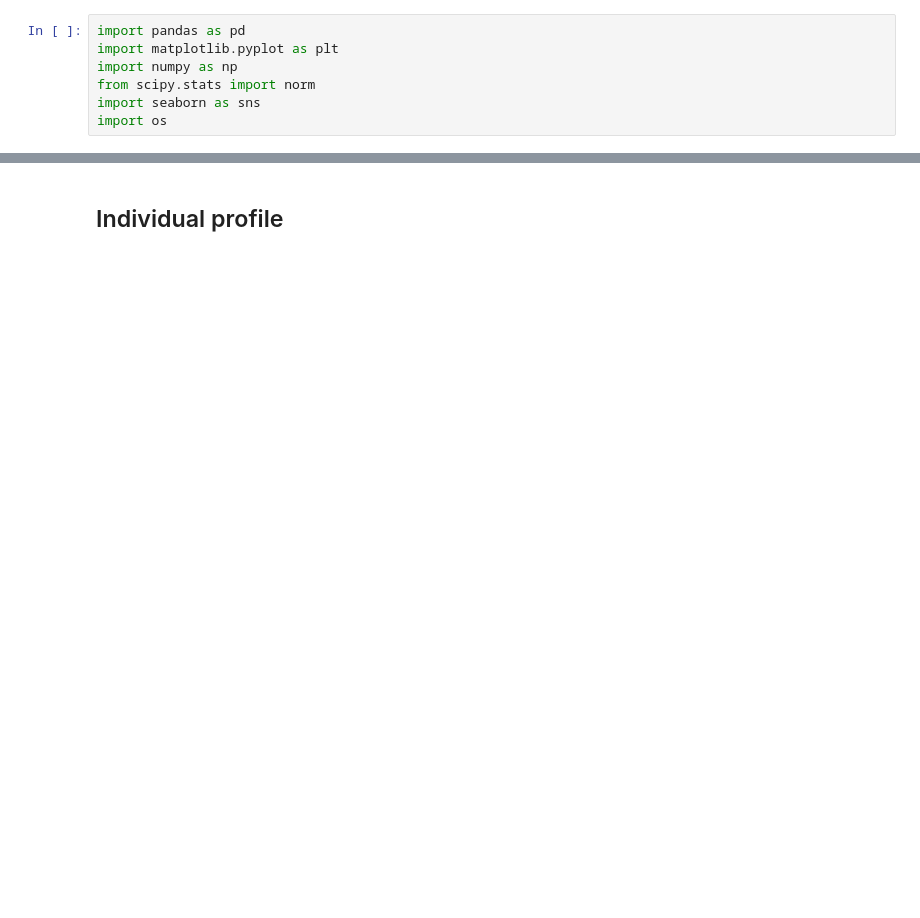
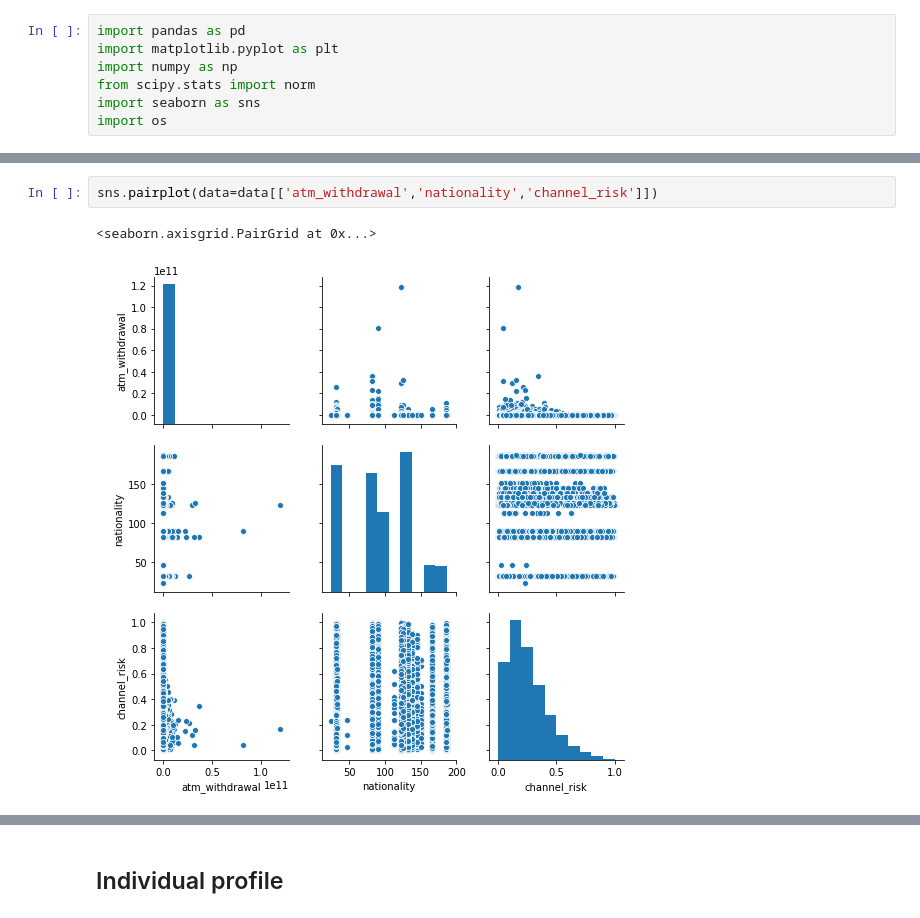
Before and after one commit to Lamiaka/hack-n-lead-2019, a Jupyter notebook: Exploration/Exploration_LK.ipynb, the cells around one changed output, grey strips where cells are left out. Cells and saved outputs as stored; diff of their text form; blank space fills up the shorter version.

```diff
--- a/Exploration/Exploration_LK.ipynb
+++ b/Exploration/Exploration_LK.ipynb
@@ -95,0 +160,5 @@ data.age.hist()
+# %%
+sns.pairplot(data=data[['atm_withdrawal','nationality','channel_risk']])
+# %% [output]
+<seaborn.axisgrid.PairGrid at 0x...>
+[figure, added]
```
Also changed, not shown: parts of 35 cells of this notebook, 2 other files.
